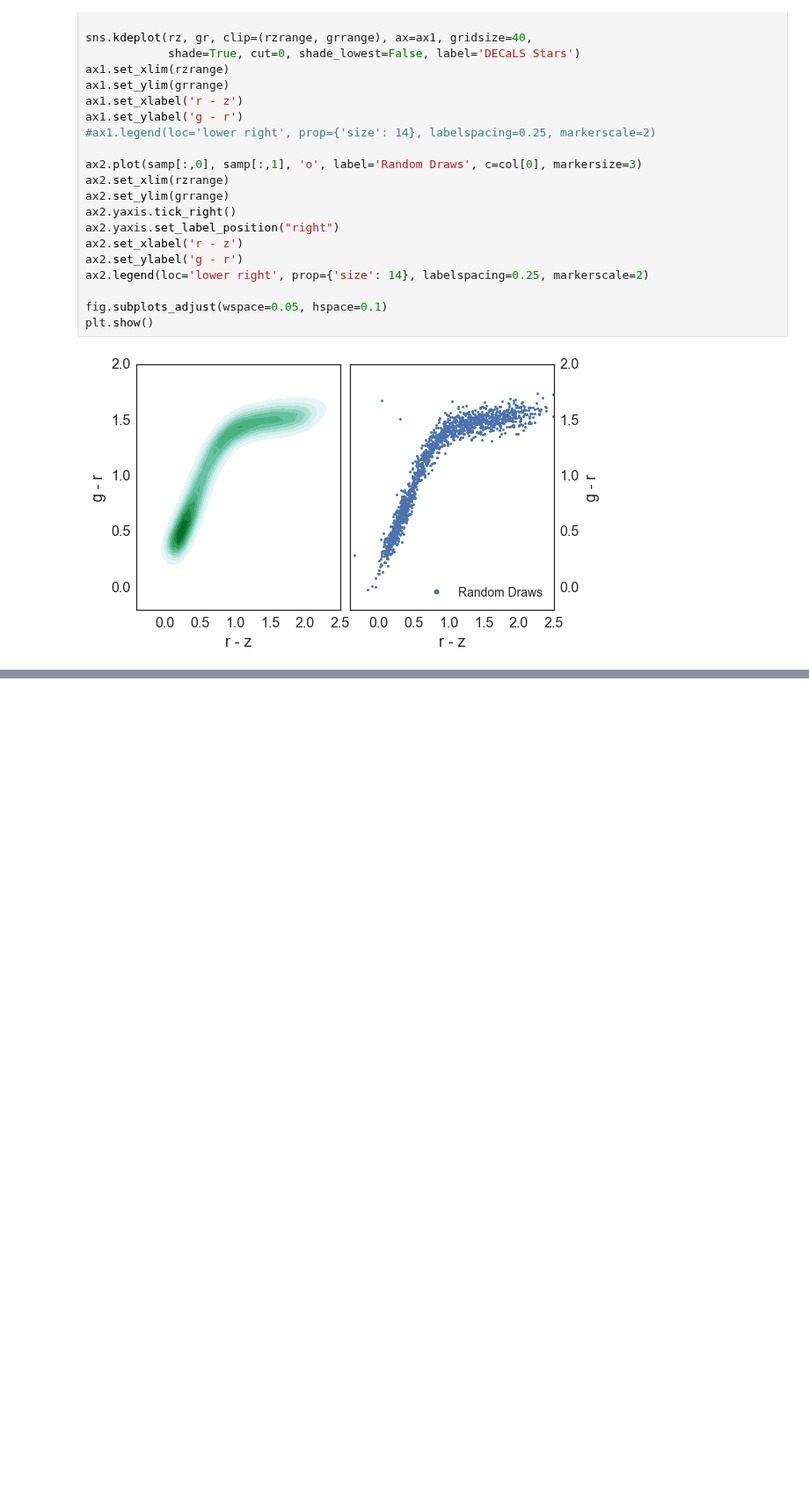
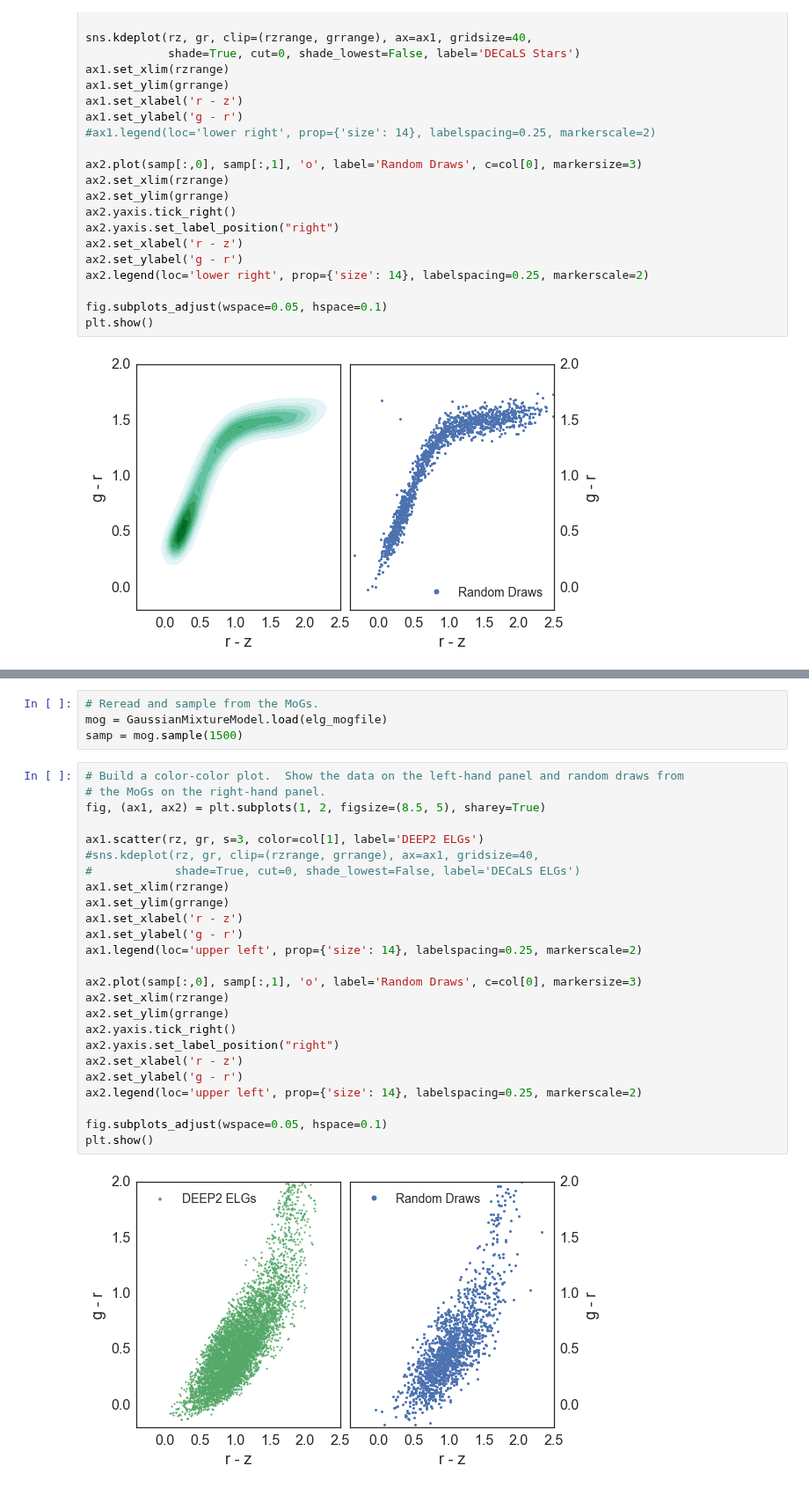
Before and after one commit to legacysurvey/legacypipe, a Jupyter notebook: doc/nb/calib-color-color.ipynb, the cells around one changed output, grey strips where cells are left out. Shown at 88% size. Drawn from its saved outputs; the diff is of its cells as text; blank space fills up the shorter version.

```diff
--- a/doc/nb/calib-color-color.ipynb
+++ b/doc/nb/calib-color-color.ipynb
@@ -160,0 +204,31 @@ plt.show()
+# %%
+# Reread and sample from the MoGs.
+mog = GaussianMixtureModel.load(elg_mogfile)
+samp = mog.sample(1500)
+# %%
+# Build a color-color plot.  Show the data on the left-hand panel and random draws from
+# the MoGs on the right-hand panel.
+fig, (ax1, ax2) = plt.subplots(1, 2, figsize=(8.5, 5), sharey=True)
+
+ax1.scatter(rz, gr, s=3, color=col[1], label='DEEP2 ELGs')
+#sns.kdeplot(rz, gr, clip=(rzrange, grrange), ax=ax1, gridsize=40,
+#            shade=True, cut=0, shade_lowest=False, label='DECaLS ELGs')
+ax1.set_xlim(rzrange)
+ax1.set_ylim(grrange)
+ax1.set_xlabel('r - z')
+ax1.set_ylabel('g - r')
+ax1.legend(loc='upper left', prop={'size': 14}, labelspacing=0.25, markerscale=2)
+
+ax2.plot(samp[:,0], samp[:,1], 'o', label='Random Draws', c=col[0], markersize=3)
+ax2.set_xlim(rzrange)
+ax2.set_ylim(grrange)
+ax2.yaxis.tick_right()
+ax2.yaxis.set_label_position("right")
+ax2.set_xlabel('r - z')
+ax2.set_ylabel('g - r')
+ax2.legend(loc='upper left', prop={'size': 14}, labelspacing=0.25, markerscale=2)
+
+fig.subplots_adjust(wspace=0.05, hspace=0.1)
+plt.show()
+# %% [output]
+[figure, added]
```
Also changed, not shown: parts of 10 cells of this notebook, 2 other files.
